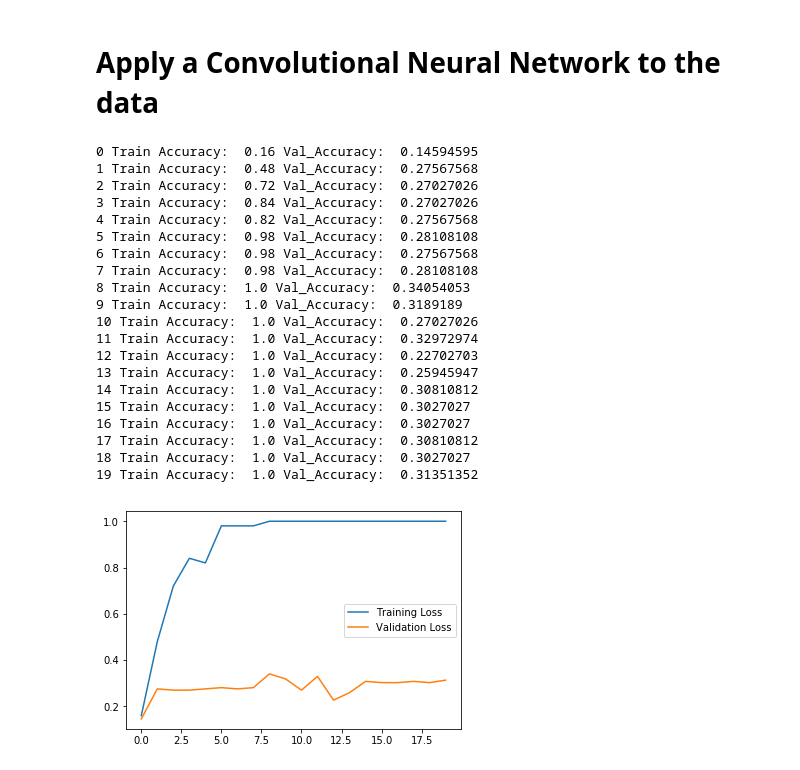
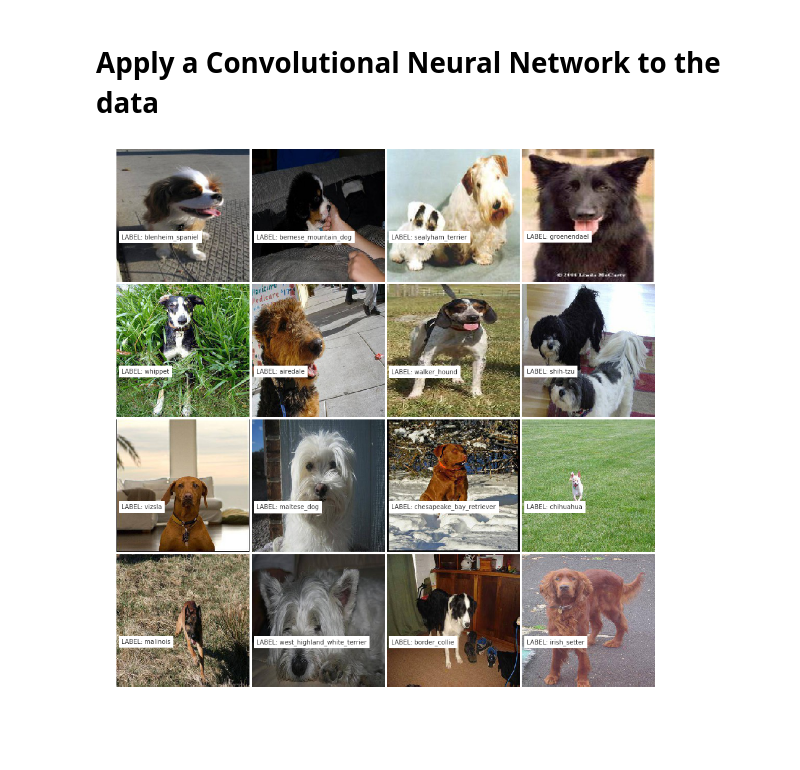
Before and after one commit to ntmeyer12/DogBreedClassifier, a Jupyter notebook: dog_tf.ipynb, the cells around one changed output. Drawn from its saved outputs; the diff is of its cells as text; code cells hidden in the pictures; blank space fills up the shorter version.

```diff
--- a/dog_tf.ipynb
+++ b/dog_tf.ipynb
@@ -294,52 +296,30 @@ def next_batch(num, data, labels):
 
     return np.asarray(data_shuffle), np.asarray(labels_shuffle)
 # %%
-n_epochs = 20
-batch_size = 50
+# n_epochs = 20
+# batch_size = 50
 
-with tf.Session() as sess:
-    init.run()
+# with tf.Session() as sess:
+#     init.run()
 
-    train_loss = []
-    val_loss = []
-    for epoch in range(n_epochs):
-        for iteration in range(len(x_train) // batch_size):
-            X_batch, y_batch = next_batch(batch_size, x_train, y_train)
-            sess.run(training_op, feed_dict ={X: X_batch, y: y_batch})
-        acc_train = accuracy.eval(feed_dict={X: X_batch,y: y_batch})
-        acc_val = accuracy.eval(feed_dict={X:x_test, y:y_test})
-        train_loss.append(acc_train)
-        val_loss.append(acc_val)
-        print(epoch, "Train Accuracy: ", acc_train, "Val_Accuracy: ", acc_val)
-    save_path = saver.save(sess, "/Users/meyern/Downloads/all/my_model_final.ckpt")
+#     train_loss = []
+#     val_loss = []
+#     for epoch in range(n_epochs):
+#         for iteration in range(len(x_train) // batch_size):
+#             X_batch, y_batch = next_batch(batch_size, x_train, y_train)
+#             sess.run(training_op, feed_dict ={X: X_batch, y: y_batch})
+#         acc_train = accuracy.eval(feed_dict={X: X_batch,y: y_batch})
+#         acc_val = accuracy.eval(feed_dict={X:x_test, y:y_test})
+#         train_loss.append(acc_train)
+#         val_loss.append(acc_val)
+#         print(epoch, "Train Accuracy: ", acc_train, "Val_Accuracy: ", acc_val)
+#     save_path = saver.save(sess, "/Users/meyern/Downloads/all/my_model_final.ckpt")
 
-    plt.plot(train_loss, label = 'Training Loss')
-    plt.plot(val_loss, label = 'Validation Loss')
-    plt.legend()
+#     plt.plot(train_loss, label = 'Training Loss')
+#     plt.plot(val_loss, label = 'Validation Loss')
+#     plt.legend()
 #     X_test = np.asarray(test, dtype=np.float32)
 #     X_test = X_test / 255
 
 #     Z = logits.eval(session=sess, feed_dict={X:X_test})
 #     y_pred = np.argmax(Z, axis=1)
-# %% [output]
-0 Train Accuracy:  0.16 Val_Accuracy:  0.14594595
-1 Train Accuracy:  0.48 Val_Accuracy:  0.27567568
-2 Train Accuracy:  0.72 Val_Accuracy:  0.27027026
-3 Train Accuracy:  0.84 Val_Accuracy:  0.27027026
-4 Train Accuracy:  0.82 Val_Accuracy:  0.27567568
-5 Train Accuracy:  0.98 Val_Accuracy:  0.28108108
-6 Train Accuracy:  0.98 Val_Accuracy:  0.27567568
-7 Train Accuracy:  0.98 Val_Accuracy:  0.28108108
-8 Train Accuracy:  1.0 Val_Accuracy:  0.34054053
-9 Train Accuracy:  1.0 Val_Accuracy:  0.3189189
-10 Train Accuracy:  1.0 Val_Accuracy:  0.27027026
-11 Train Accuracy:  1.0 Val_Accuracy:  0.32972974
-12 Train Accuracy:  1.0 Val_Accuracy:  0.22702703
-13 Train Accuracy:  1.0 Val_Accuracy:  0.25945947
-14 Train Accuracy:  1.0 Val_Accuracy:  0.30810812
-15 Train Accuracy:  1.0 Val_Accuracy:  0.3027027
-16 Train Accuracy:  1.0 Val_Accuracy:  0.3027027
-17 Train Accuracy:  1.0 Val_Accuracy:  0.30810812
-18 Train Accuracy:  1.0 Val_Accuracy:  0.3027027
-19 Train Accuracy:  1.0 Val_Accuracy:  0.31351352
-[figure, removed]
@@ -345,0 +364,12 @@ with tf.Session() as sess:
+# %%
+from mpl_toolkits.axes_grid1 import ImageGrid
+from os.path import join, exists, expanduser
+
+fig = plt.figure(1, figsize=(16, 16))
+grid = ImageGrid(fig, 111, nrows_ncols=(4, 4), axes_pad=0.05)
+for i, idx in enumerate(np.random.choice(list(range(10000)), size=16)):
+    ax = grid[i]
+    show_img(read_img(labels['id'][idx], PATH_TO_TRAIN, (299, 299)), label=labels['breed'][idx], ax=ax)
+plt.show()
+# %% [output]
+[figure, added]
```
Also changed, not shown: parts of 10 cells of this notebook.
